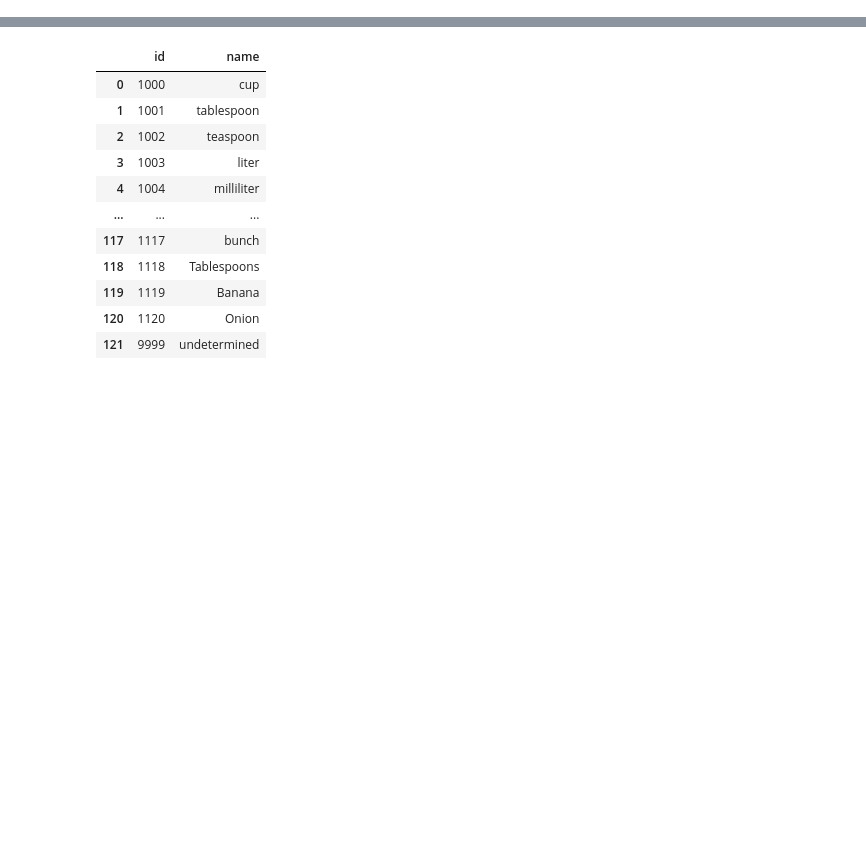
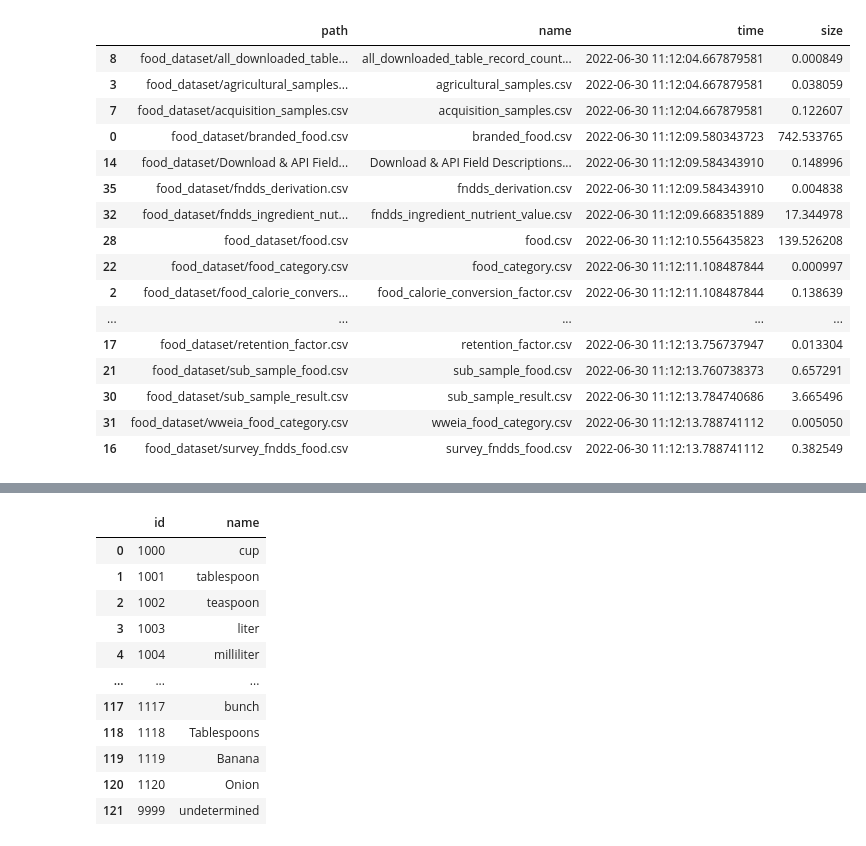
Before and after one commit to DmitriyG228/food, a Jupyter notebook: usda_parsing.ipynb, the cells around one changed output, grey strips where cells are left out. Cells and saved outputs as stored; diff of their text form; code cells hidden in the pictures; blank space fills up the shorter version.

```diff
--- a/usda_parsing.ipynb
+++ b/usda_parsing.ipynb
@@ -13,3 +53,23 @@ import numpy as np
+# %%
+path_info(data_path)
+# %% [output]
+|  | path | name | time | size |
+| 8 | food_dataset/all_downloaded_table... | all_downloaded_table_record_count... | 2022-06-30 11:12:04.667879581 | 0.000849 |
+| 3 | food_dataset/agricultural_samples... | agricultural_samples.csv | 2022-06-30 11:12:04.667879581 | 0.038059 |
+| 7 | food_dataset/acquisition_samples.csv | acquisition_samples.csv | 2022-06-30 11:12:04.667879581 | 0.122607 |
+| 0 | food_dataset/branded_food.csv | branded_food.csv | 2022-06-30 11:12:09.580343723 | 742.533765 |
+| 14 | food_dataset/Download & API Field... | Download & API Field Descriptions... | 2022-06-30 11:12:09.584343910 | 0.148996 |
+| 35 | food_dataset/fndds_derivation.csv | fndds_derivation.csv | 2022-06-30 11:12:09.584343910 | 0.004838 |
+| 32 | food_dataset/fndds_ingredient_nut... | fndds_ingredient_nutrient_value.csv | 2022-06-30 11:12:09.668351889 | 17.344978 |
+| 28 | food_dataset/food.csv | food.csv | 2022-06-30 11:12:10.556435823 | 139.526208 |
+| 22 | food_dataset/food_category.csv | food_category.csv | 2022-06-30 11:12:11.108487844 | 0.000997 |
+| 2 | food_dataset/food_calorie_convers... | food_calorie_conversion_factor.csv | 2022-06-30 11:12:11.108487844 | 0.138639 |
+| ... | ... | ... | ... | ... |
+| 17 | food_dataset/retention_factor.csv | retention_factor.csv | 2022-06-30 11:12:13.756737947 | 0.013304 |
+| 21 | food_dataset/sub_sample_food.csv | sub_sample_food.csv | 2022-06-30 11:12:13.760738373 | 0.657291 |
+| 30 | food_dataset/sub_sample_result.csv | sub_sample_result.csv | 2022-06-30 11:12:13.784740686 | 3.665496 |
+| 31 | food_dataset/wweia_food_category.csv | wweia_food_category.csv | 2022-06-30 11:12:13.788741112 | 0.005050 |
+| 16 | food_dataset/survey_fndds_food.csv | survey_fndds_food.csv | 2022-06-30 11:12:13.788741112 | 0.382549 |
 # %%
 fundation_path = data_path/'FoundationFoods'
 fndds_path = data_path/'FNDDS'
```
Also changed, not shown: parts of 11 cells of this notebook, 1 other file.
